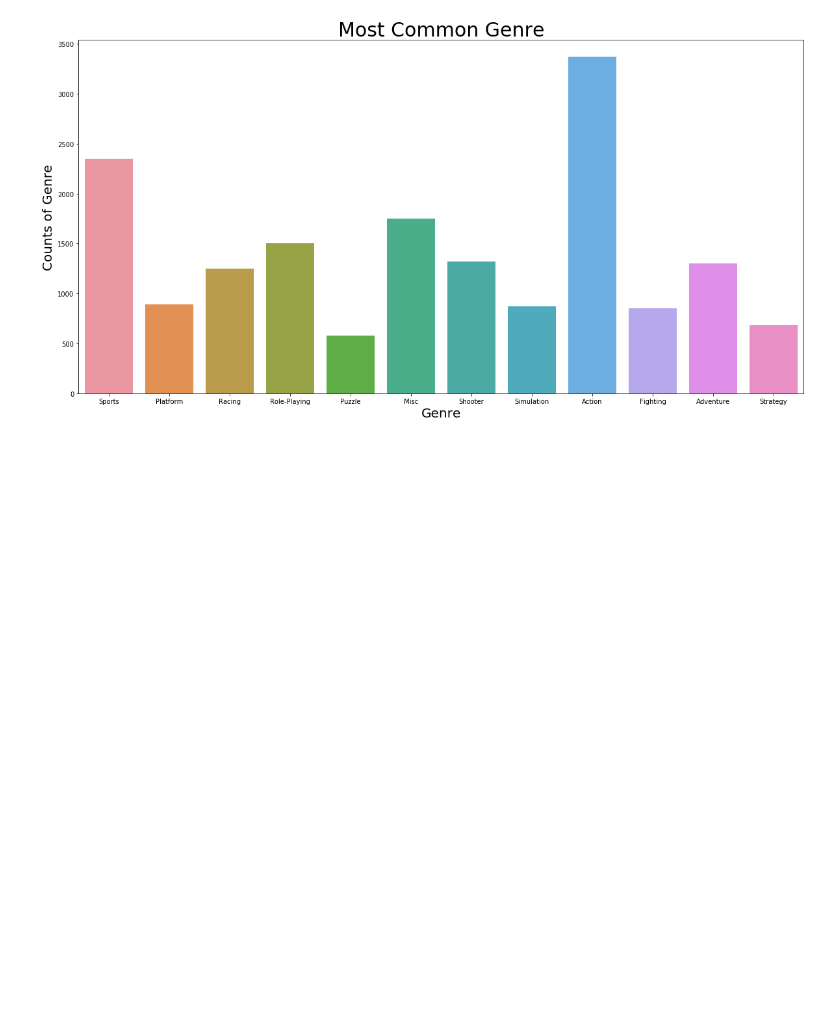
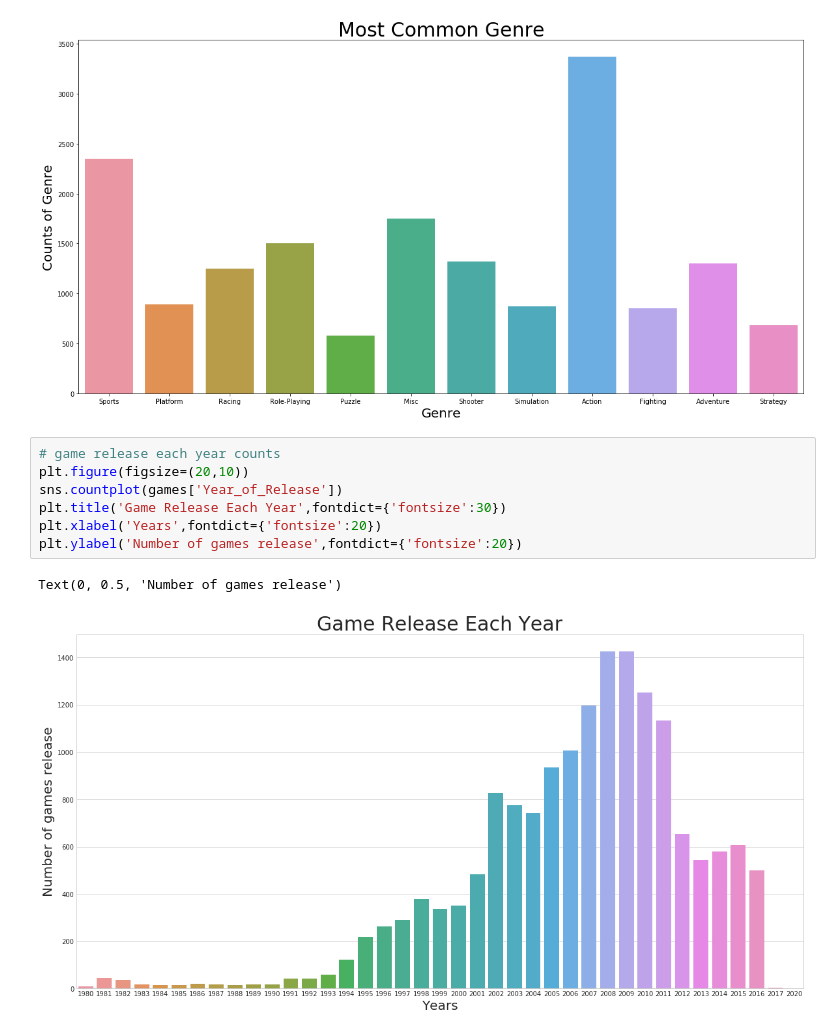
Before and after one commit to silver917/DSBA6276, a Jupyter notebook: Group Project - Kaggle Game Data.ipynb, the cells around one changed output. Drawn from its saved outputs; the diff is of its cells as text; blank space fills up the shorter version.

Commit message:
added one graph

```diff
--- a/Group Project - Kaggle Game Data.ipynb
+++ b/Group Project - Kaggle Game Data.ipynb
@@ -134,3 +134,13 @@ plt.ylabel('Counts of Genre',fontdict={'fontsize':20})
 # %% [output]
 Text(0, 0.5, 'Counts of Genre')
 [figure]
+# %%
+# game release each year counts
+plt.figure(figsize=(20,10))
+sns.countplot(games['Year_of_Release'])
+plt.title('Game Release Each Year',fontdict={'fontsize':30})
+plt.xlabel('Years',fontdict={'fontsize':20})
+plt.ylabel('Number of games release',fontdict={'fontsize':20})
+# %% [output]
+Text(0, 0.5, 'Number of games release')
+[figure, added]
```
Also changed, not shown: parts of 1 cell of this notebook.
